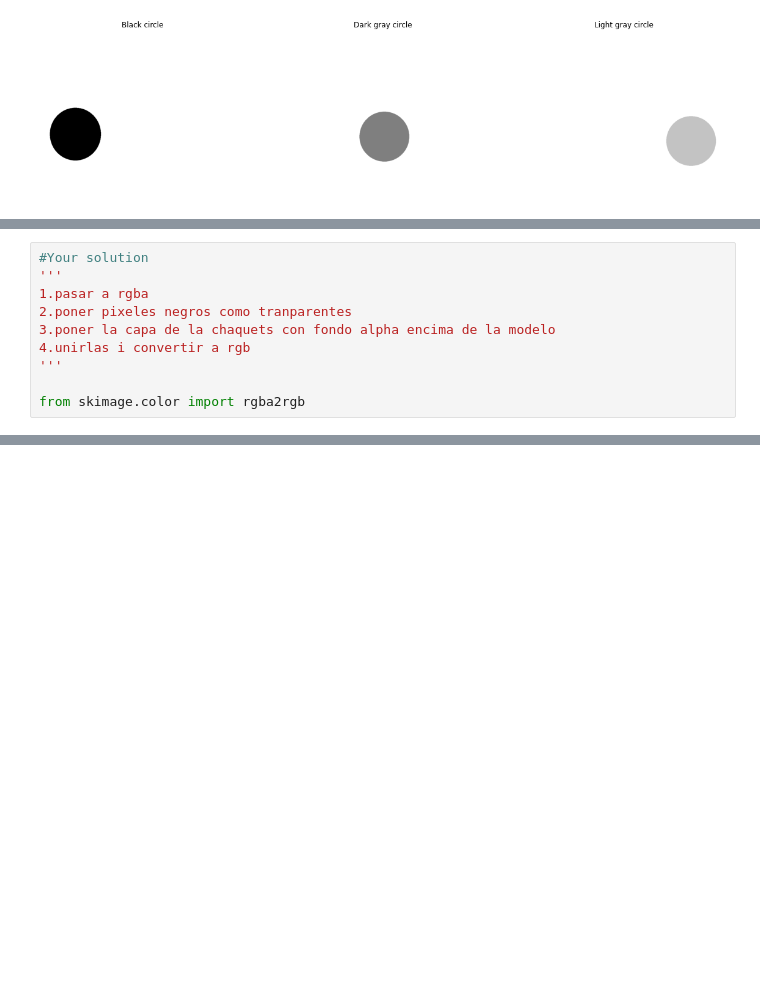
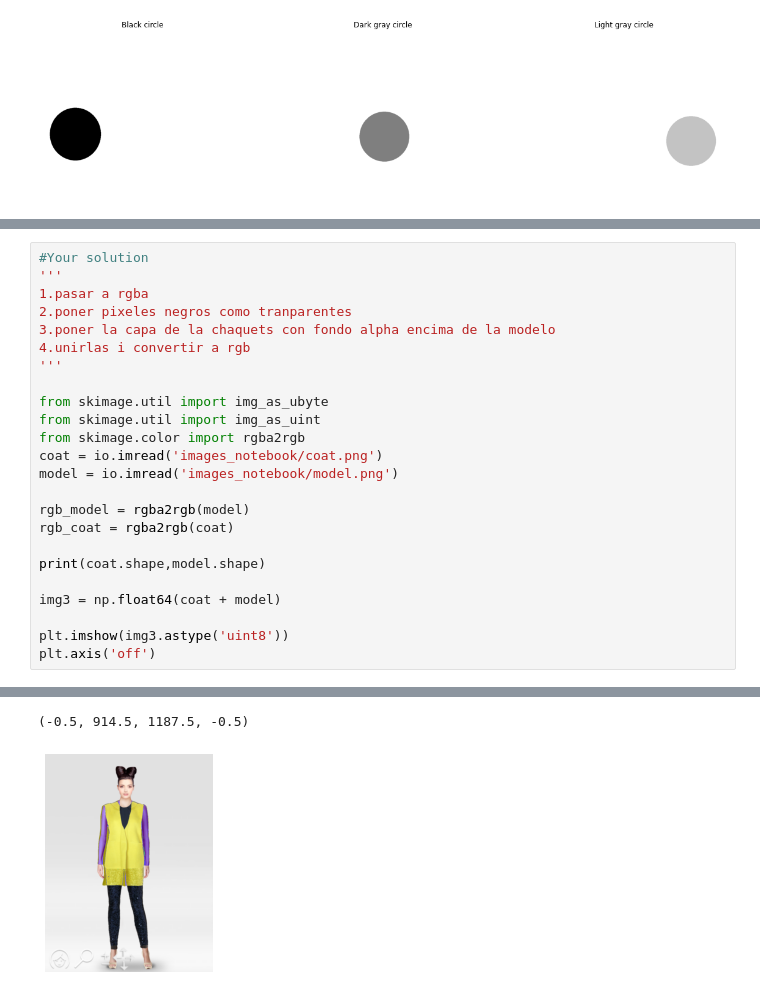
Before and after one commit to mariapepu/VA, a Jupyter notebook: p1/p1_2022_23.ipynb, the cells around one changed output, grey strips where cells are left out. Drawn from its saved outputs; the diff is of its cells as text; blank space fills up the shorter version.

```diff
--- a/p1/p1_2022_23.ipynb
+++ b/p1/p1_2022_23.ipynb
@@ -377,5 +377,19 @@ b) Given the images `images_notebook/coat.png` and `images_notebook/model.png` (
 4.unirlas i convertir a rgb
 '''
 
+from skimage.util import img_as_ubyte
+from skimage.util import img_as_uint
 from skimage.color import rgba2rgb
+coat = io.imread('images_notebook/coat.png')
+model = io.imread('images_notebook/model.png')
+
+rgb_model = rgba2rgb(model)
+rgb_coat = rgba2rgb(coat)
+
+print(coat.shape,model.shape)
+
+img3 = np.float64(coat + model)
+
+plt.imshow(img3.astype('uint8'))
+plt.axis('off')
 # %% [output]
@@ -382,0 +397,2 @@ ImportError: cannot import name 'overlay' from 'skimage' (c:\Users\Maria\anacond
+(-0.5, 914.5, 1187.5, -0.5)
+[figure, added]
```
Also changed, not shown: parts of 2 cells of this notebook.
